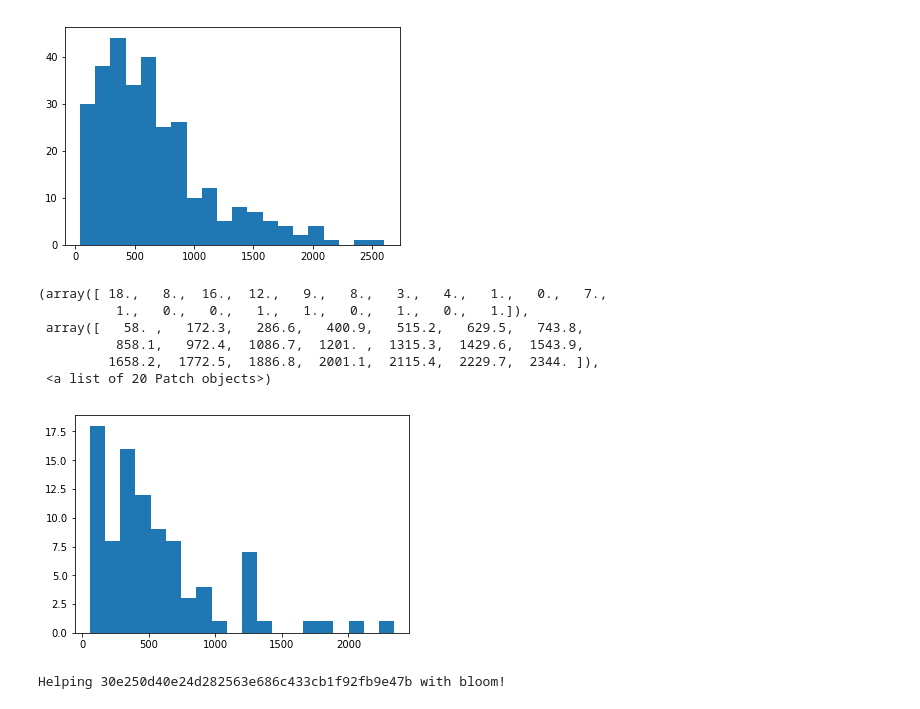
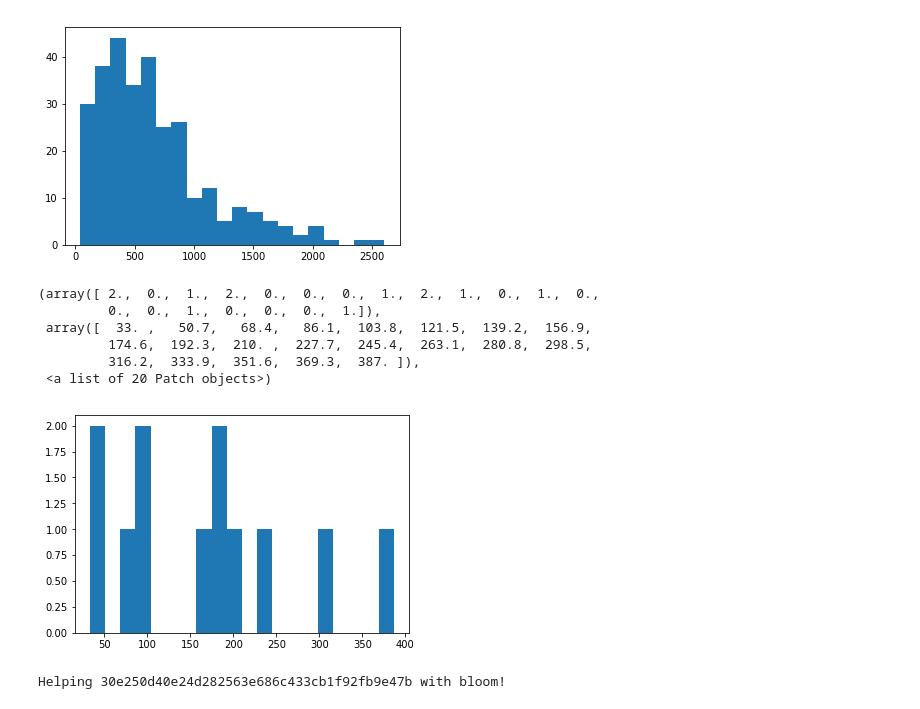
Before and after one commit to randomshuffle/122OHestimator, a Jupyter notebook: OH Queue Estimator.ipynb, the cells around one changed output. Cells and saved outputs as stored; diff of their text form; code cells hidden in the pictures.

```diff
--- a/OH Queue Estimator.ipynb
+++ b/OH Queue Estimator.ipynb
@@ -292,16 +292,16 @@ plt.hist(helpthispersonpls297, bins=20)
  <a list of 20 Patch objects>)
 [figure]
 # %%
-helpthispersonpls91 = df5['HT'].where(df5['andrew_id_hash'] == '39336da3a02c026b0c12605951c433d870e4e021').dropna()
+helpthispersonpls91 = df5['HT'].where(df5['andrew_id_hash'] == '8062624b2a0e63429aec70cb1f934fee704435ef').dropna()
 plt.hist(helpthispersonpls91, bins=20)
 # %% [output]
-(array([ 18.,   8.,  16.,  12.,   9.,   8.,   3.,   4.,   1.,   0.,   7.,
-          1.,   0.,   0.,   1.,   1.,   0.,   1.,   0.,   1.]),
- array([   58. ,   172.3,   286.6,   400.9,   515.2,   629.5,   743.8,
-          858.1,   972.4,  1086.7,  1201. ,  1315.3,  1429.6,  1543.9,
-         1658.2,  1772.5,  1886.8,  2001.1,  2115.4,  2229.7,  2344. ]),
+(array([ 2.,  0.,  1.,  2.,  0.,  0.,  0.,  1.,  2.,  1.,  0.,  1.,  0.,
+         0.,  0.,  1.,  0.,  0.,  0.,  1.]),
+ array([  33. ,   50.7,   68.4,   86.1,  103.8,  121.5,  139.2,  156.9,
+         174.6,  192.3,  210. ,  227.7,  245.4,  263.1,  280.8,  298.5,
+         316.2,  333.9,  351.6,  369.3,  387. ]),
  <a list of 20 Patch objects>)
-[figure, old version]
+[figure, new version]
 # %%
 def game():
 
```
Also changed, not shown: parts of 18 cells of this notebook.
